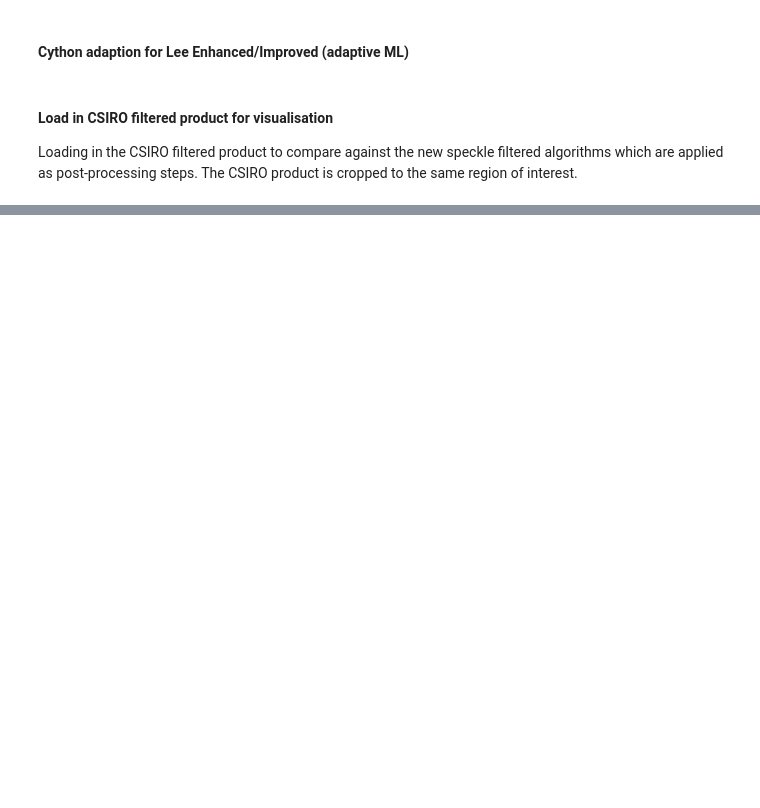
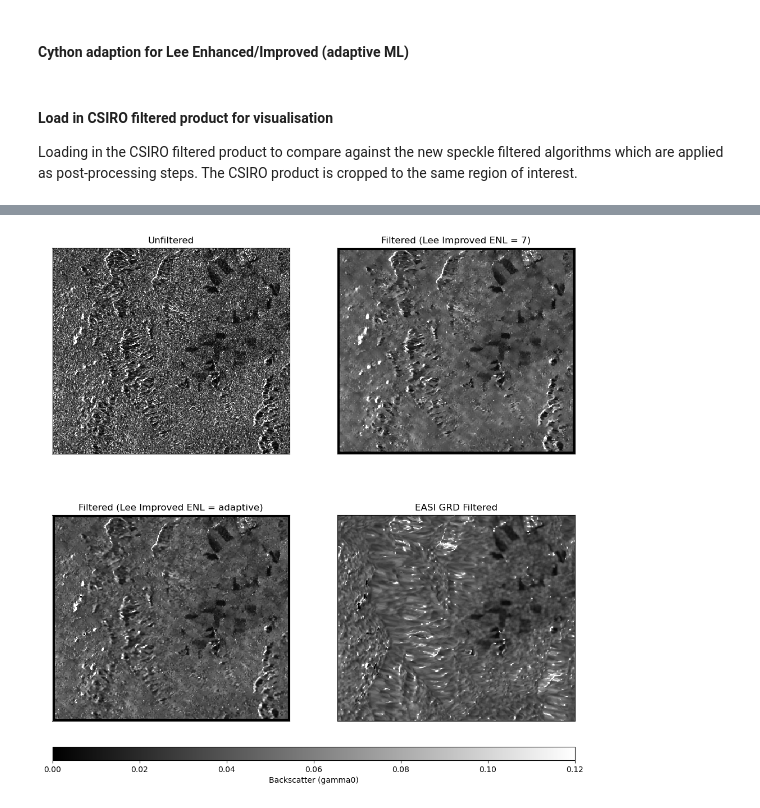
Before and after one commit to cbur24/sentinel-1-hackathon, a Jupyter notebook: notebooks/despeckle/testing_new_algorithms.ipynb, the cells around one changed output, grey strips where cells are left out. Drawn from its saved outputs; the diff is of its cells as text; code cells hidden in the pictures; blank space fills up the shorter version.

```diff
--- a/notebooks/despeckle/testing_new_algorithms.ipynb
+++ b/notebooks/despeckle/testing_new_algorithms.ipynb
@@ -162,7 +177,7 @@ from pyrat.filter import cy_leeimproved
   help() will show a list of available commands!
 # %%
 ### Some data engineering to convert to a NumPy array for cython, and set up some expected dummy dimentions
-arr = ds.VV_gamma0.data  # gives a dask array
+arr = ds.VH_gamma0.data  # gives a dask array
 
 # compute it to get a NumPy array in memory
 arr_np = arr.compute()  # shape (y, x)
@@ -323,7 +355,4 @@ roi_gdf = gpd.GeoDataFrame({"geometry": [roi_poly]}, crs="EPSG:4326")
 roi_gdf_proj = roi_gdf.to_crs(geo_da.rio.crs)
 
 # crop geotiff
-cropped_geo = geo_da.rio.clip(roi_gdf_proj.geometry, roi_gdf_proj.crs)
-
-# plot
-cropped_geo.plot.imshow()
+cropped_geo = geo_da.rio.clip(roi_gdf_proj.geometry, roi_gdf_proj.crs).squeeze()
@@ -355,0 +366,41 @@ plt.show()
+# %%
+import matplotlib.pyplot as plt
+
+fig, axes = plt.subplots(2, 2, figsize=(12, 12))
+axes = axes.ravel()
+
+vmin, vmax = 0, 0.12
+
+# plot each dataset without individual colorbars
+unfiltered_ds.plot.imshow(ax=axes[0], cmap="gray", vmin=vmin, vmax=vmax, add_colorbar=False)
+axes[0].set_title("Unfiltered")
+
+filtered_ds.plot.imshow(ax=axes[1], cmap="gray", vmin=vmin, vmax=vmax, add_colorbar=False)
+axes[1].set_title("Filtered (Lee Improved ENL = 7)")
+
+lee_improved_adapt_filtered.plot.imshow(ax=axes[2], cmap="gray", vmin=vmin, vmax=vmax, add_colorbar=False)
+axes[2].set_title("Filtered (Lee Improved ENL = adaptive)")
+
+cropped_geo.plot.imshow(ax=axes[3], cmap="gray", vmin=vmin, vmax=vmax, add_colorbar=False)
+axes[3].set_title("EASI GRD Filtered")
+
+# remove axis ticks and labels
+for ax in axes:
+    ax.set_xticks([])
+    ax.set_yticks([])
+    ax.set_xlabel("")
+    ax.set_ylabel("")
+
+# adjust layout to make room for the colorbar
+fig.subplots_adjust(bottom=0.1, hspace=0.3)
+
+# one shared colorbar at bottom
+cbar = fig.colorbar(
+    axes[0].images[0], ax=axes, orientation="horizontal",
+    fraction=0.05, pad=0.05, aspect=40
+)
+cbar.set_label("Backscatter (gamma0)")
+
+plt.show()
+# %% [output]
+[figure, added]
```
Also changed, not shown: parts of 23 cells of this notebook, 1 other file.
